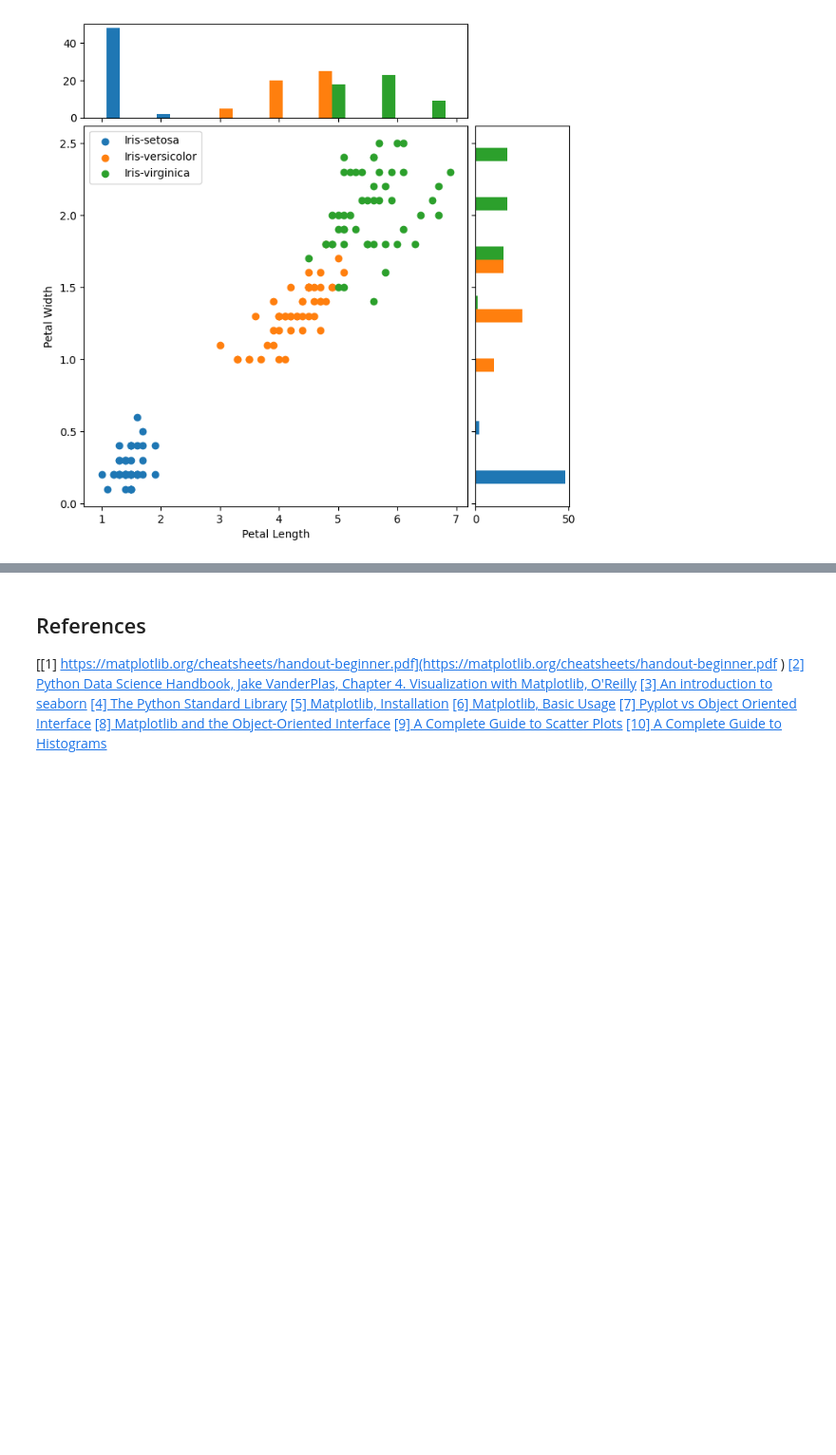
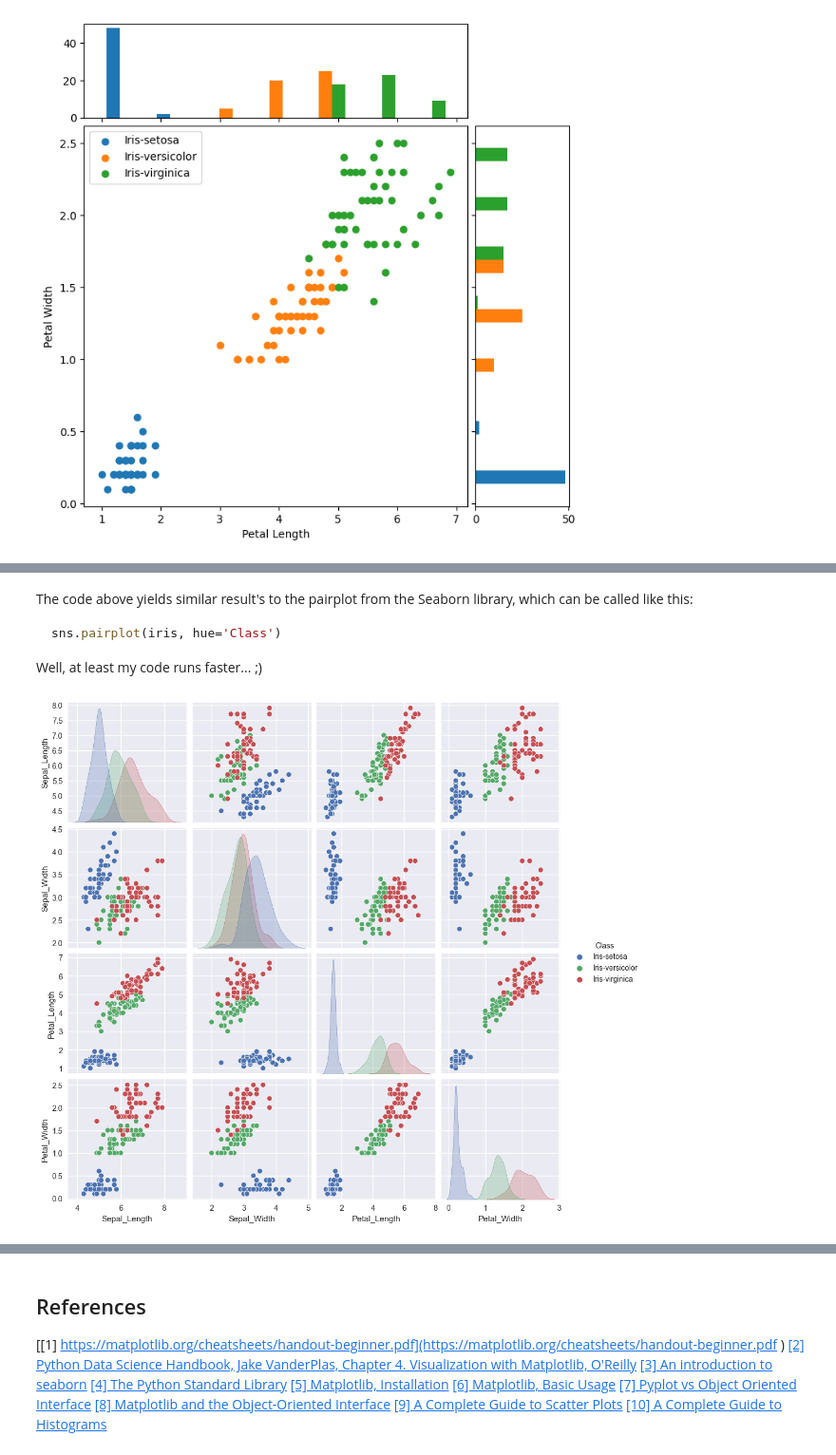
Before and after one commit to przemekbil/FoDA_2021, a Jupyter notebook: pyplot.ipynb, the cells around one changed output, grey strips where cells are left out. Shown at 95% size. Drawn from its saved outputs; the diff is of its cells as text; code cells hidden in the pictures; blank space fills up the shorter version.

Commit message:
Histograms added on the diagonals of my 'pairplot'; compared with the pairplot from Seaborn

````diff
--- a/pyplot.ipynb
+++ b/pyplot.ipynb
@@ -777,0 +810,12 @@ plt.show()
+# %% [markdown]
+The code above yields similar result's to the pairplot from the Seaborn library, which can be called like this:
+``` python
+sns.pairplot(iris, hue='Class')
+```
+Well, at least my code runs faster... ;)
+# %%
+%%time
+sns.pairplot(iris, hue='Class')
+plt.show()
+# %% [output]
+[figure, added]
````
Also changed, not shown: parts of 7 cells of this notebook.
